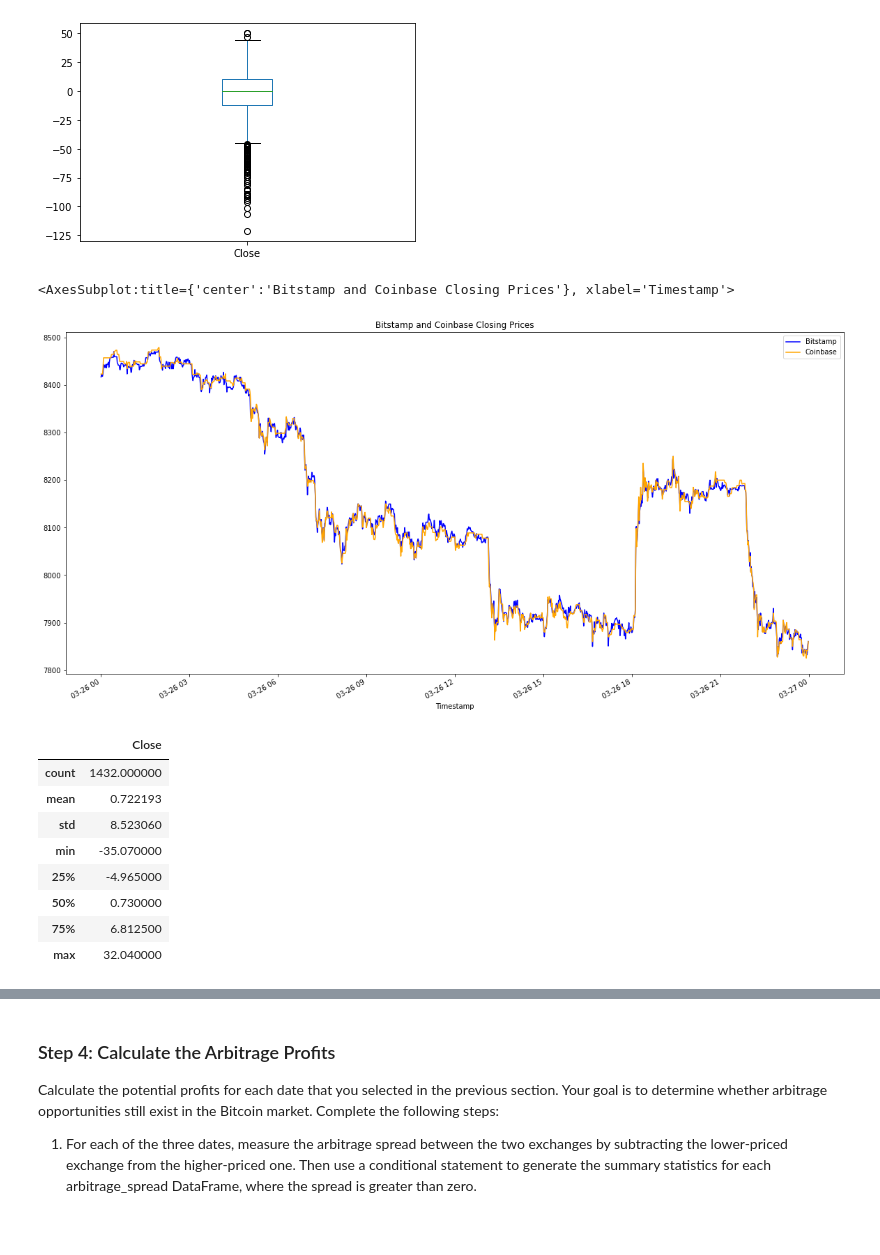
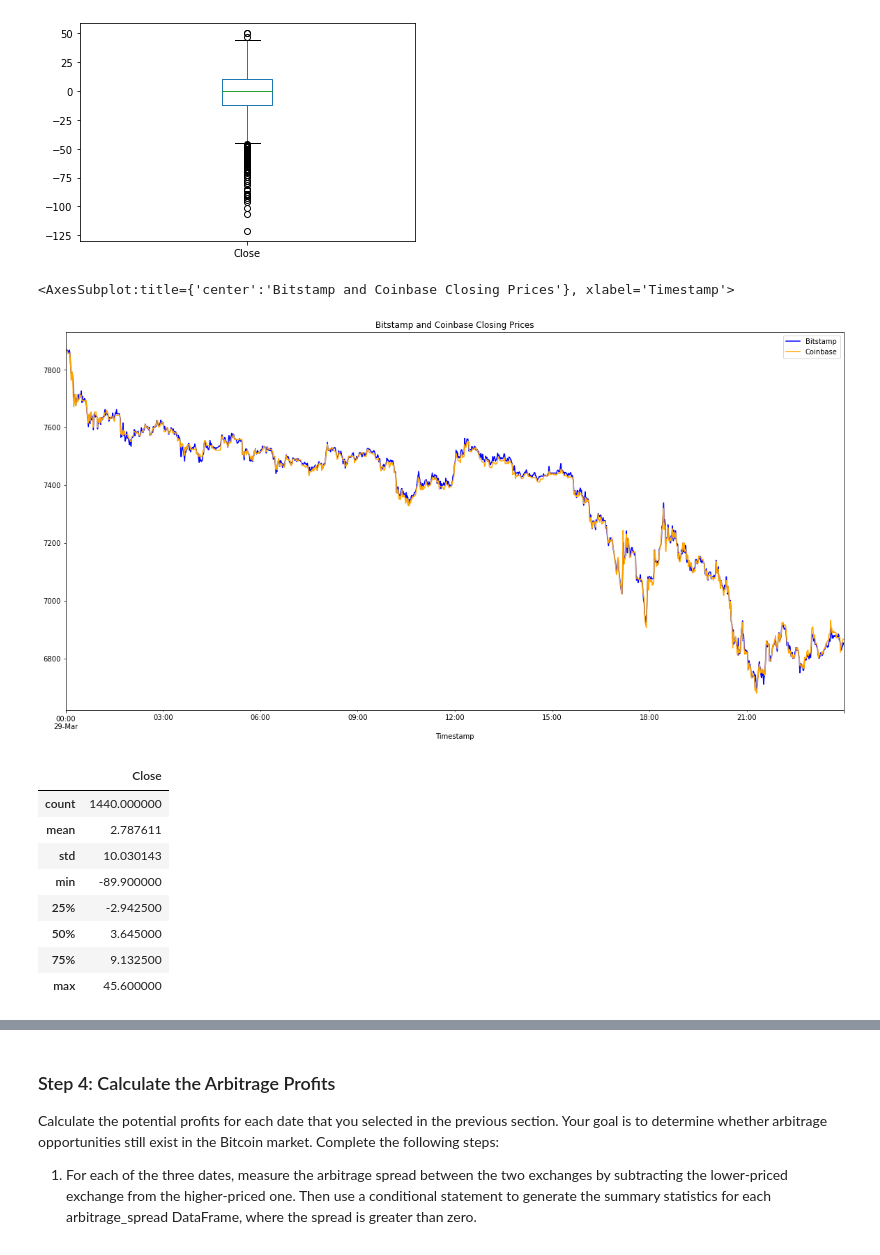
Before and after one commit to woodedlawn/module_3_challenge, a Jupyter notebook: crypto_arbitrage.ipynb, the cells around one changed output, grey strips where cells are left out. Saved outputs shown, nothing was run; the diff lists cells and outputs as text; code cells hidden in the pictures.

Commit message:
format analysis report and add additional summary charts

```diff
--- a/crypto_arbitrage.ipynb
+++ b/crypto_arbitrage.ipynb
@@ -306,6 +306,11 @@ Focus your analysis on specific dates by completing the following steps:
 1. Select three dates to evaluate for arbitrage profitability. Choose one date that’s early in the dataset, one from the middle of the dataset, and one from the later part of the time period.
 
 2. For each of the three dates, generate the summary statistics and then create a box plot. This big-picture view is meant to help you gain a better understanding of the data before you perform your arbitrage calculations. As you compare the data, what conclusions can you draw?
+# %%
+# The three dates
+early_date = "2018-01-16"
+middle_date = "2018-02-24"
+late_date = "2018-03-29"
 # %%
 # Create an overlay plot that visualizes the two dataframes over a period of one day early in the dataset.
 # Be sure that the plots include the parameters `legend`, `figsize`, `title`, `color` and `label`
@@ -373,12 +376,11 @@ arbitrage_spread_middle.plot(kind="box")
 # %%
 # Create an overlay plot that visualizes the two dataframes over a period of one day from late in the dataset.
 # Be sure that the plots include the parameters `legend`, `figsize`, `title`, `color` and `label`
-late_date = "2018-03-26"
 bitstamp_sliced.loc[late_date, :]["Close"].plot(legend=True, figsize=(20,10), title="Bitstamp and Coinbase Closing Prices", color="blue", label="Bitstamp")
 coinbase_sliced.loc[late_date, :]["Close"].plot(legend=True, color="orange", label="Coinbase")
 # %% [output]
 <AxesSubplot:title={'center':'Bitstamp and Coinbase Closing Prices'}, xlabel='Timestamp'>
-[figure, old version]
+[figure, new version]
 # %%
 # Using the date from the late that you have selected, calculate the arbitrage spread
 # by subtracting the bitstamp lower closing prices from the coinbase higher closing prices
@@ -388,14 +390,14 @@ arbitrage_spread_late = bitstamp_sliced.loc[late_date, :] - coinbase_sliced.loc[
 arbitrage_spread_late.describe()
 # %% [output]
 |  | Close |
-| count | 1432.000000 |
-| mean | 0.722193 |
-| std | 8.523060 |
-| min | -35.070000 |
-| 25% | -4.965000 |
-| 50% | 0.730000 |
-| 75% | 6.812500 |
-| max | 32.040000 |
+| count | 1440.000000 |
+| mean | 2.787611 |
+| std | 10.030143 |
+| min | -89.900000 |
+| 25% | -2.942500 |
+| 50% | 3.645000 |
+| 75% | 9.132500 |
+| max | 45.600000 |
 # %%
 # Visualize the arbitrage spread from late in the dataset in a box plot
 arbitrage_spread_late.plot(kind="box")
```
Also changed, not shown: parts of 19 cells of this notebook.
